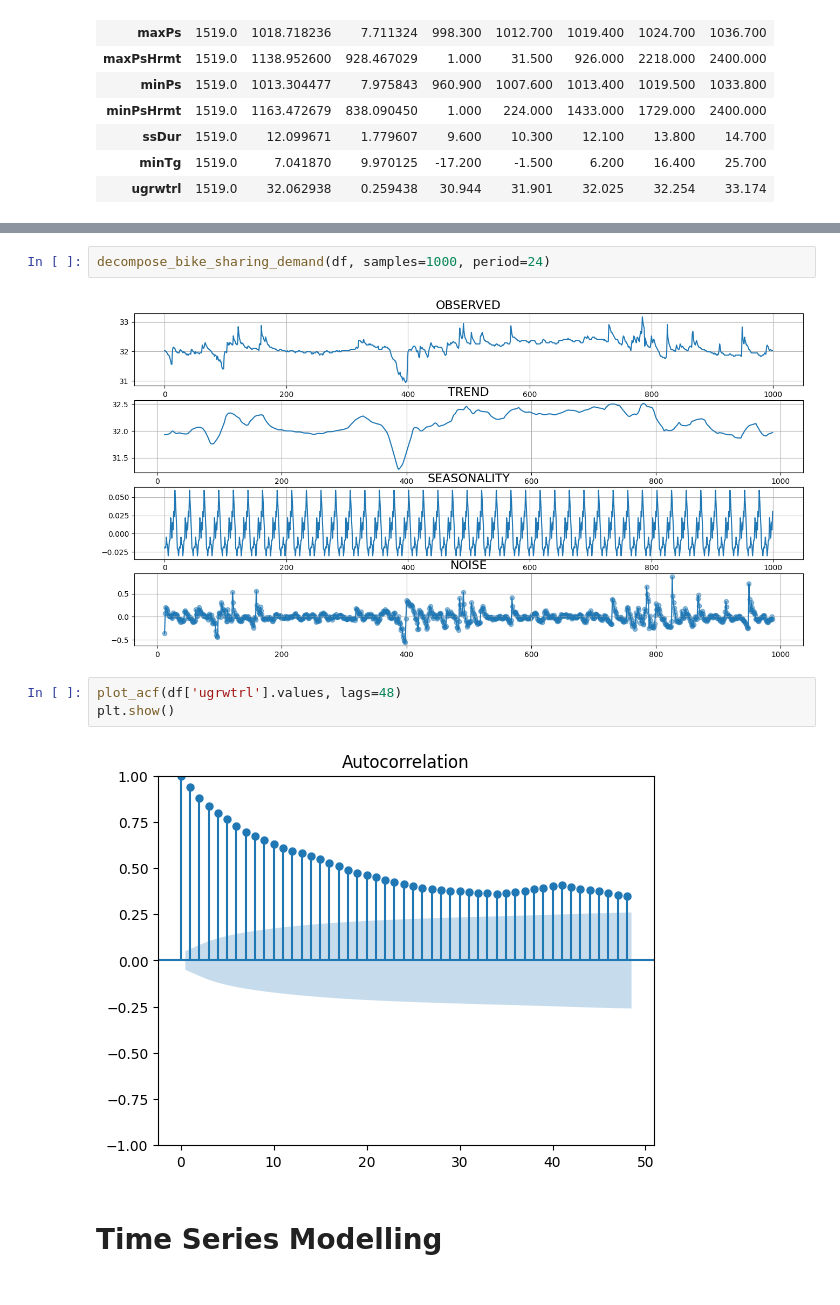
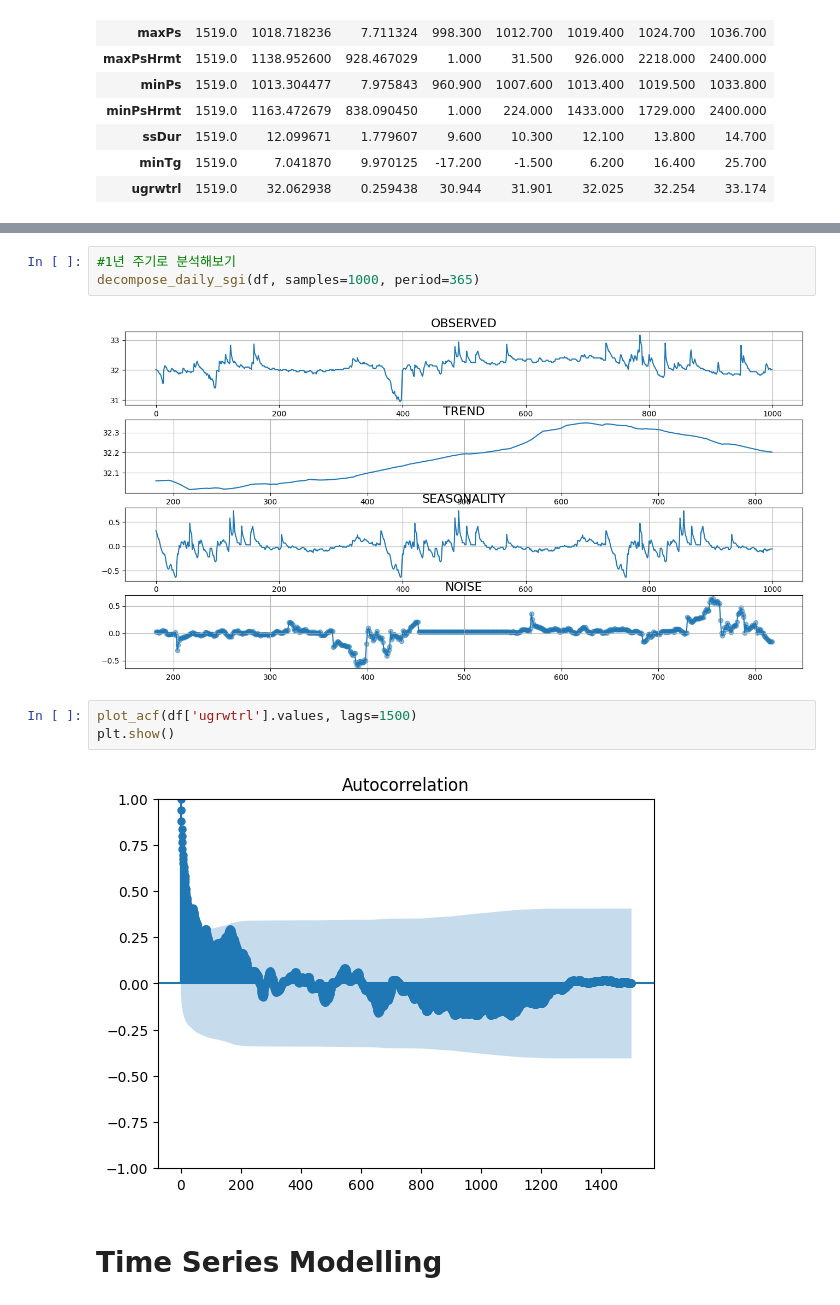
Before and after one commit to youngmook/aihub, a Jupyter notebook: drought_Prediction_SGI.ipynb, the cells around one changed output, grey strips where cells are left out. Saved outputs shown, nothing was run; the diff lists cells and outputs as text.

```diff
--- a/drought_Prediction_SGI.ipynb
+++ b/drought_Prediction_SGI.ipynb
@@ -109,14 +113,15 @@ def decompose_bike_sharing_demand(df, share_type='ugrwtrl', samples=250, period=
 
     plt.show()
 # %%
-decompose_bike_sharing_demand(df, samples=1000, period=24)
+#1년 주기로 분석해보기
+decompose_daily_sgi(df, samples=1000, period=365)
 # %% [output]
-[figure, old version]
+[figure, new version]
 # %%
-plot_acf(df['ugrwtrl'].values, lags=48)
+plot_acf(df['ugrwtrl'].values, lags=1500)
 plt.show()
 # %% [output]
-[figure, old version]
+[figure, new version]
 # %% [markdown]
 # Time Series Modelling
 # %% [markdown]
```
Also changed, not shown: parts of 19 cells of this notebook.
